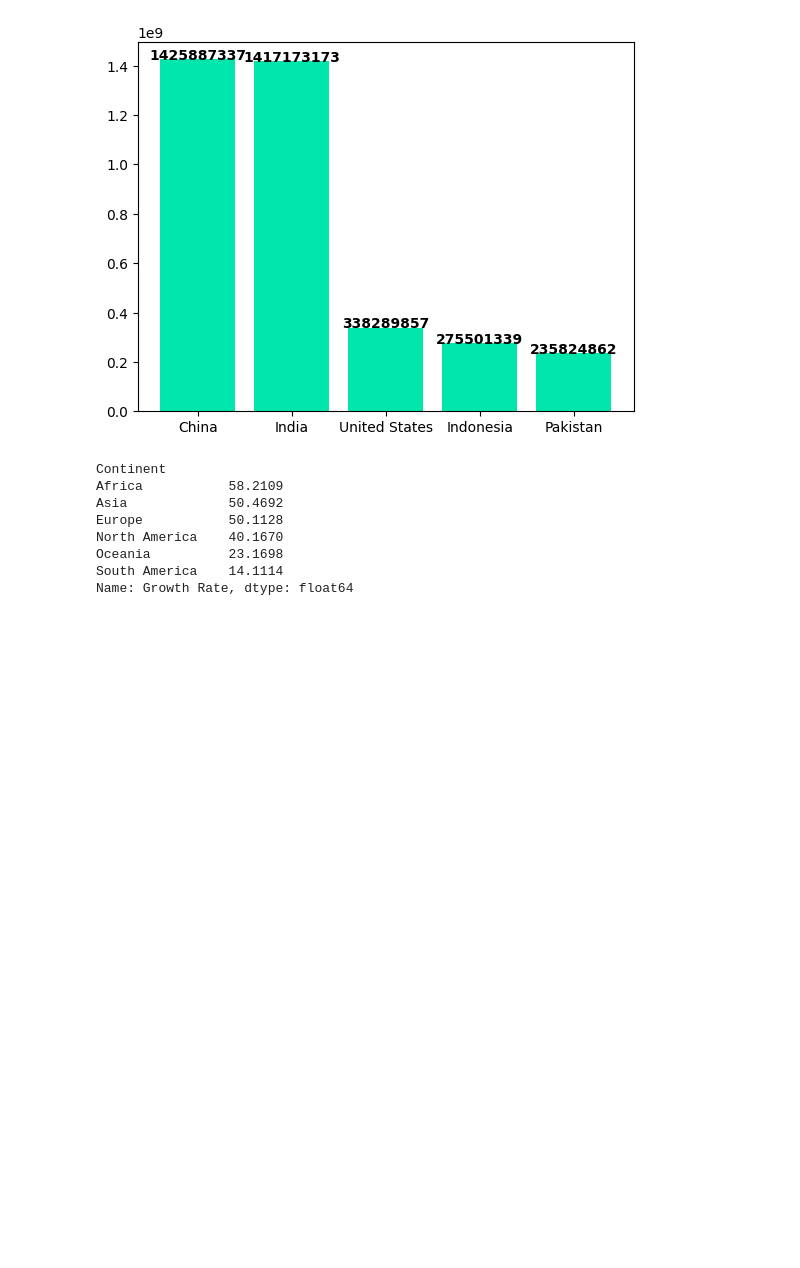
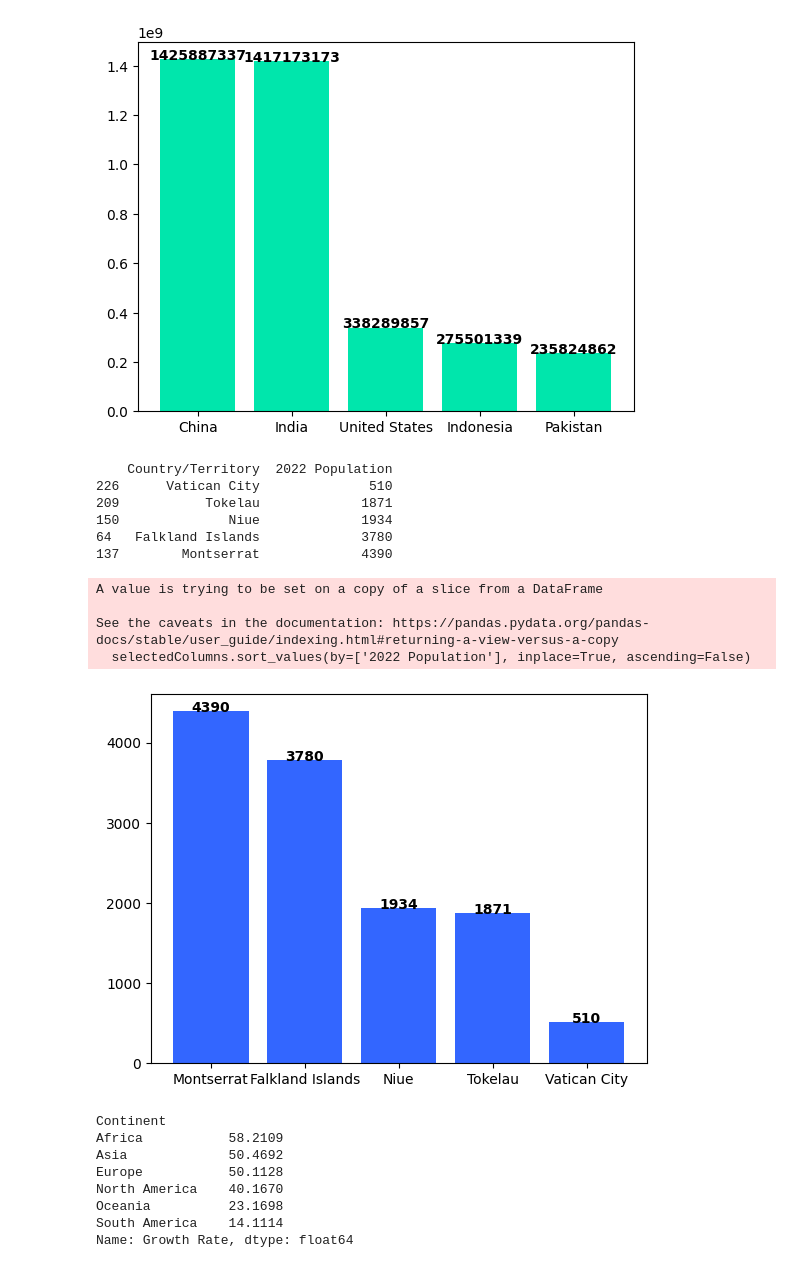
Before and after one commit to ddatnguyen97/World-Population-Analysis, a Jupyter notebook: World Population Analysis.ipynb, the cells around one changed output. Cells and saved outputs as stored; diff of their text form; code cells hidden in the pictures; blank space fills up the shorter version.

```diff
--- a/World Population Analysis.ipynb
+++ b/World Population Analysis.ipynb
@@ -174,6 +150,32 @@ for i, v in enumerate(population):
 93          Indonesia        275501339
 156          Pakistan        235824862
 [figure]
+# %%
+bottom5Population2022 = df.nsmallest(5, '2022 Population')
+selectedColumns = bottom5Population2022[['Country/Territory', '2022 Population']]
+print(selectedColumns)
+
+selectedColumns.sort_values(by=['2022 Population'], inplace=True, ascending=False)
+
+countries = selectedColumns['Country/Territory']
+population = selectedColumns['2022 Population']
+
+plt.bar(countries, population, color='#3366ff')
+
+for i, v in enumerate(population):
+    plt.text(i, v, str(v), color='black', fontweight='bold', ha='center')
+# %% [output]
+    Country/Territory  2022 Population
+226      Vatican City              510
+209           Tokelau             1871
+150              Niue             1934
+64   Falkland Islands             3780
+137        Montserrat             4390
+A value is trying to be set on a copy of a slice from a DataFrame
+
+See the caveats in the documentation: https://pandas.pydata.org/pandas-docs/stable/user_guide/indexing.html#returning-a-view-versus-a-copy
+  selectedColumns.sort_values(by=['2022 Population'], inplace=True, ascending=False)
+[figure, added]
 # %%
 asian_df = df[df['Continent'] == 'Asia']
 
```
Also changed, not shown: parts of 1 cell of this notebook.
